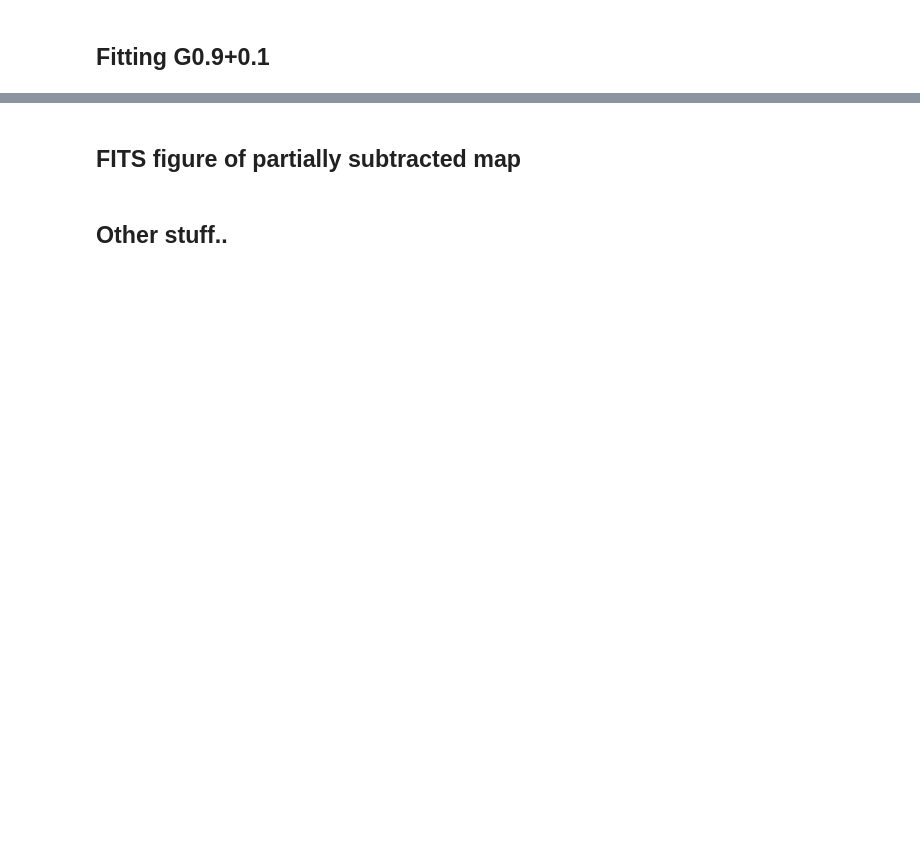
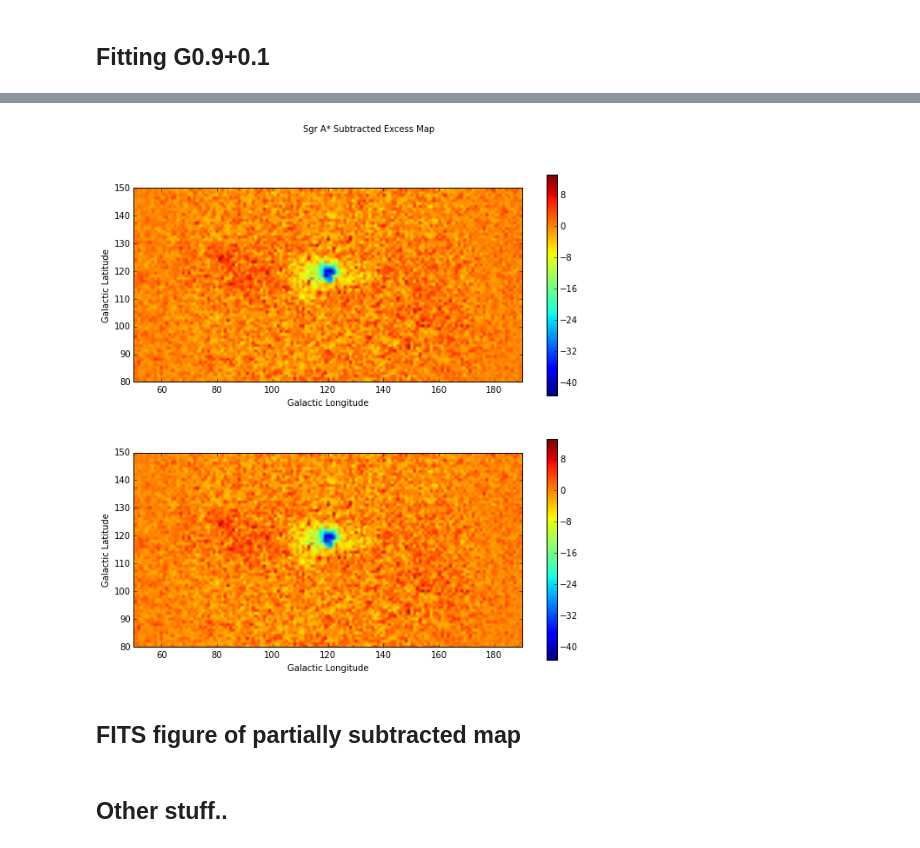
Before and after one commit to MattGPT-ai/analysis-tools-m, a Jupyter notebook: GC/Fit_2D_Gaussian.ipynb, the cells around one changed output, grey strips where cells are left out. Cells and saved outputs as stored; diff of their text form; code cells hidden in the pictures; blank space fills up the shorter version.

```diff
--- a/GC/Fit_2D_Gaussian.ipynb
+++ b/GC/Fit_2D_Gaussian.ipynb
@@ -140,23 +207,25 @@ pyplot.imshow(G09_excess)
 # %%
 residual_G09 = residual_skymap - G09_excess
 # %%
-fig_residual_G09 = pyplot.figure(figsize=(10,10))
+fig_residual_G09 = plt.figure(figsize=(10,10))
 fig_residual_G09.suptitle("Sgr A* Subtracted Excess Map")
 ax = fig_residual_G09.add_subplot(2,1,1)
 ax.set_xlabel("Galactic Longitude")
 ax.set_ylabel("Galactic Latitude")
-pyplot.axis([50,190,80,150])
-pyplot.imshow(residual_G09)
-cbar = pyplot.colorbar()
+plt.axis([50,190,80,150])
+plt.imshow(residual_G09)
+cbar = plt.colorbar()
 #cbar.solids.set_edgecolors('face')
 
 ax = fig_residual_G09.add_subplot(2,1,2)
 ax.set_xlabel("Galactic Longitude")
 ax.set_ylabel("Galactic Latitude")
-pyplot.axis([50,190,80,150])
-pyplot.imshow(residual_G09)
-cbar = pyplot.colorbar()
+plt.axis([50,190,80,150])
+plt.imshow(residual_G09)
+cbar = plt.colorbar()
 #cbar.solids.set_edgecolors('face')
+# %% [output]
+[figure, added]
 # %% [markdown]
 <h2>FITS figure of partially subtracted map
 # %%
```
Also changed, not shown: parts of 17 cells of this notebook, 1 other file.
